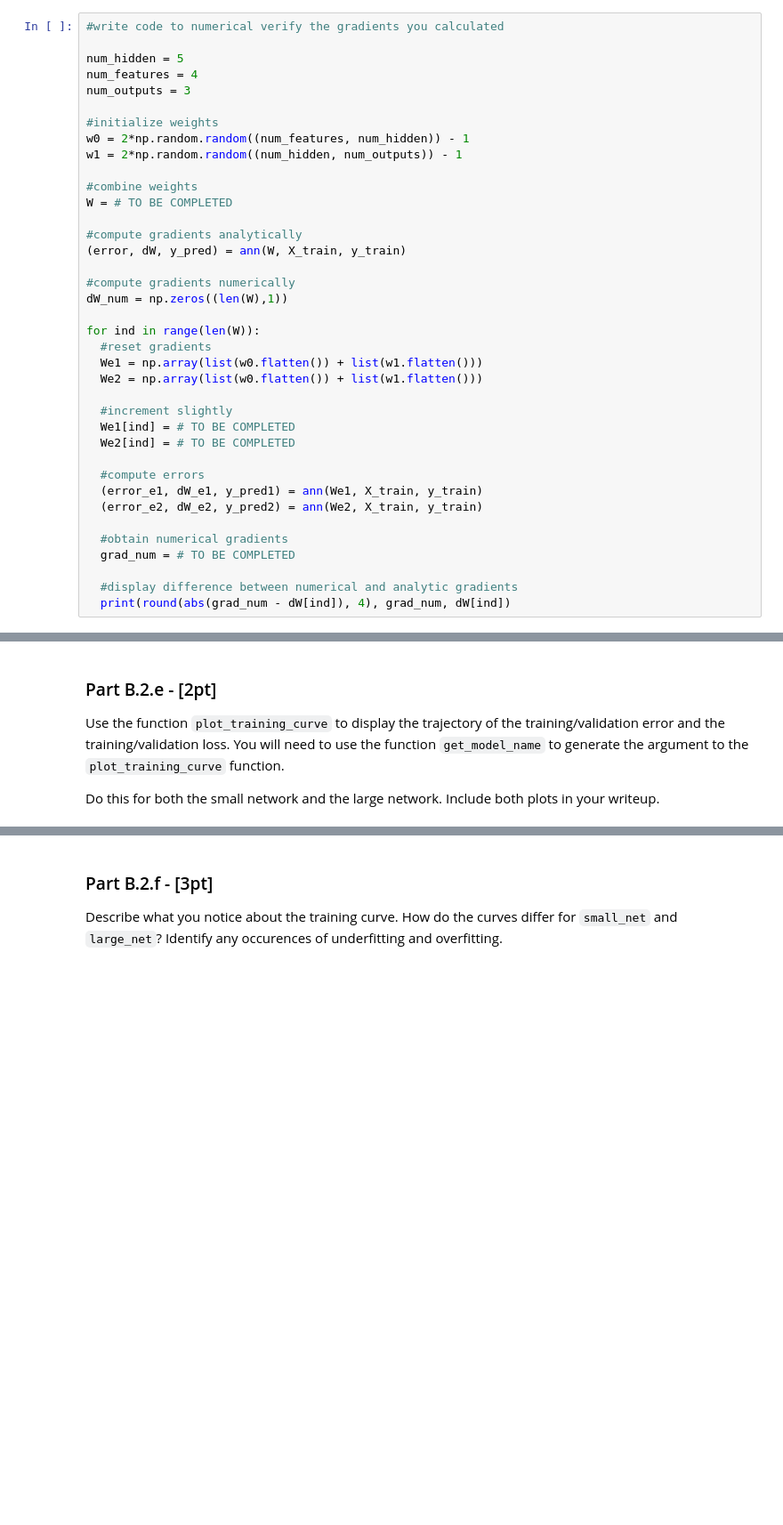
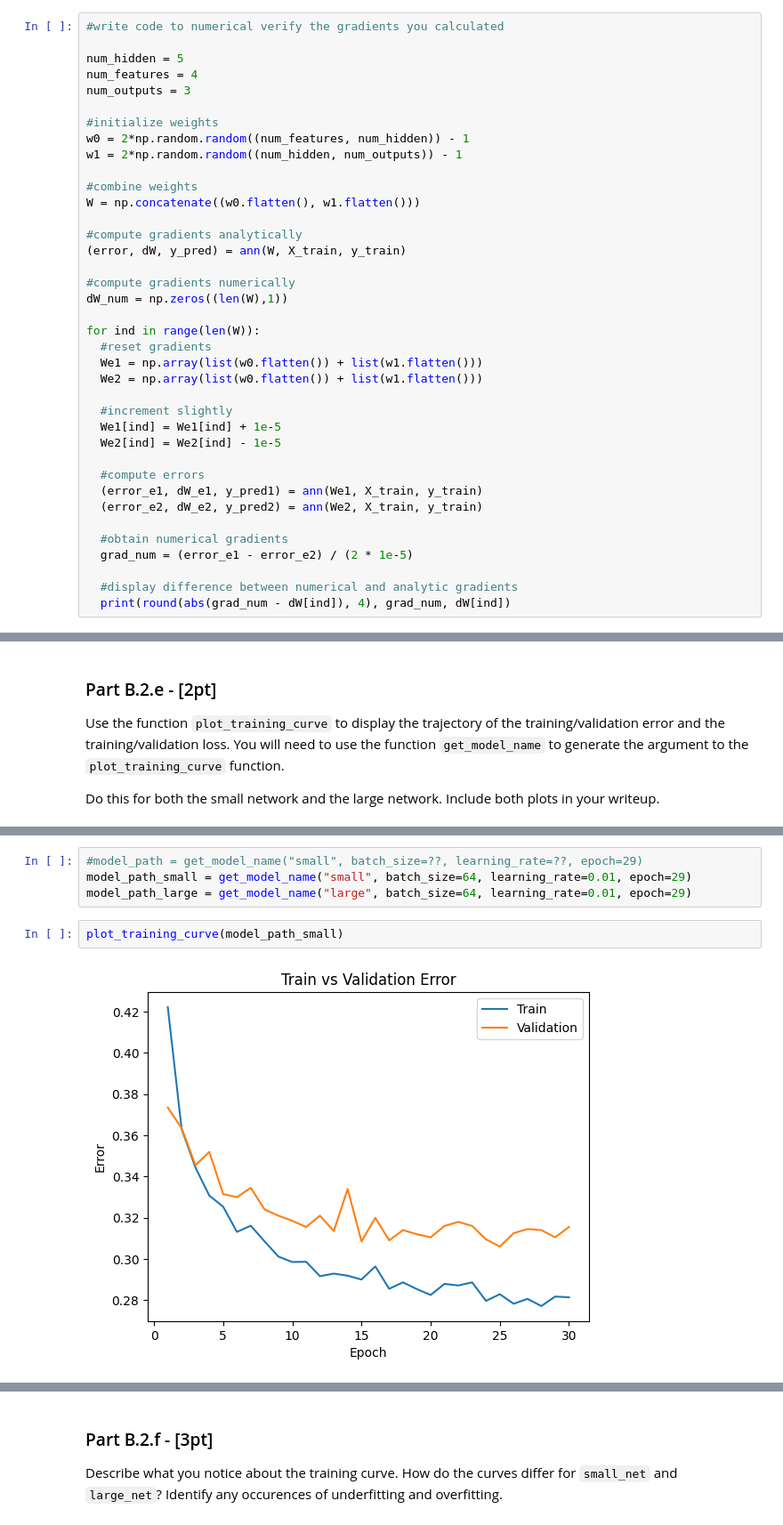
Before and after one commit to khaledgg/MIE1517, a Jupyter notebook: Lab 1/LAB_1_ANN_and_PyTorch.ipynb, the cells around one changed output, grey strips where cells are left out. Shown at 89% size. Cells and saved outputs as stored; diff of their text form; blank space fills up the shorter version.

```diff
--- a/Lab 1/LAB_1_ANN_and_PyTorch.ipynb
+++ b/Lab 1/LAB_1_ANN_and_PyTorch.ipynb
@@ -206,7 +237,7 @@ w0 = 2*np.random.random((num_features, num_hidden)) - 1
 w1 = 2*np.random.random((num_hidden, num_outputs)) - 1
 
 #combine weights
-W = # TO BE COMPLETED
+W = np.concatenate((w0.flatten(), w1.flatten()))
 
 #compute gradients analytically
 (error, dW, y_pred) = ann(W, X_train, y_train)
@@ -220,15 +251,15 @@ for ind in range(len(W)):
   We2 = np.array(list(w0.flatten()) + list(w1.flatten()))
 
   #increment slightly
-  We1[ind] = # TO BE COMPLETED
-  We2[ind] = # TO BE COMPLETED
+  We1[ind] = We1[ind] + 1e-5
+  We2[ind] = We2[ind] - 1e-5
 
   #compute errors
   (error_e1, dW_e1, y_pred1) = ann(We1, X_train, y_train)
   (error_e2, dW_e2, y_pred2) = ann(We2, X_train, y_train)
 
   #obtain numerical gradients
-  grad_num = # TO BE COMPLETED
+  grad_num = (error_e1 - error_e2) / (2 * 1e-5)
 
   #display difference between numerical and analytic gradients
   print(round(abs(grad_num - dW[ind]), 4), grad_num, dW[ind])
@@ -666,0 +823,8 @@ in your writeup.
+# %%
+#model_path = get_model_name("small", batch_size=??, learning_rate=??, epoch=29)
+model_path_small = get_model_name("small", batch_size=64, learning_rate=0.01, epoch=29)
+model_path_large = get_model_name("large", batch_size=64, learning_rate=0.01, epoch=29)
+# %%
+plot_training_curve(model_path_small)
+# %% [output]
+[figure, added]
```
Also changed, not shown: parts of 65 cells of this notebook.
